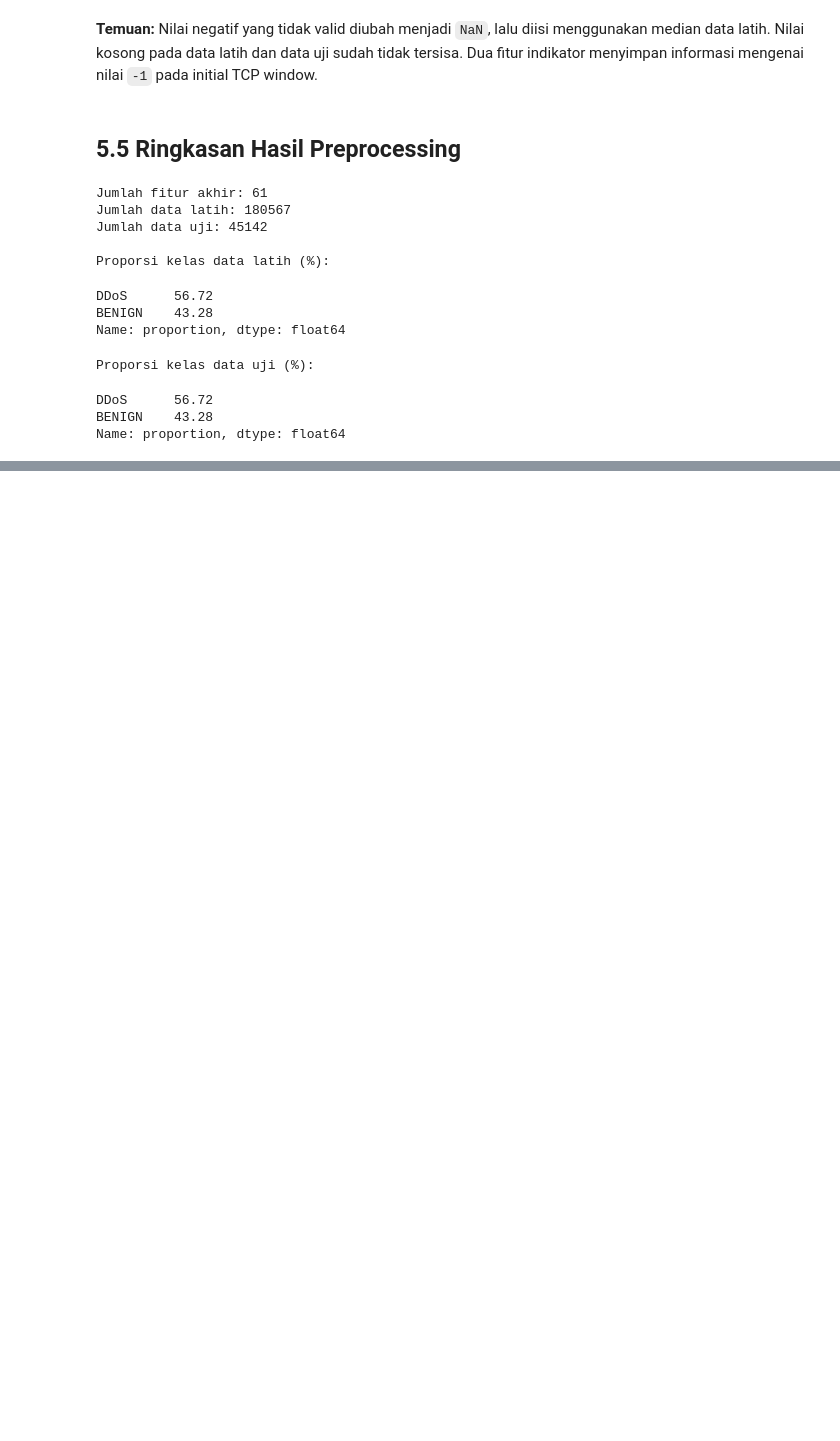
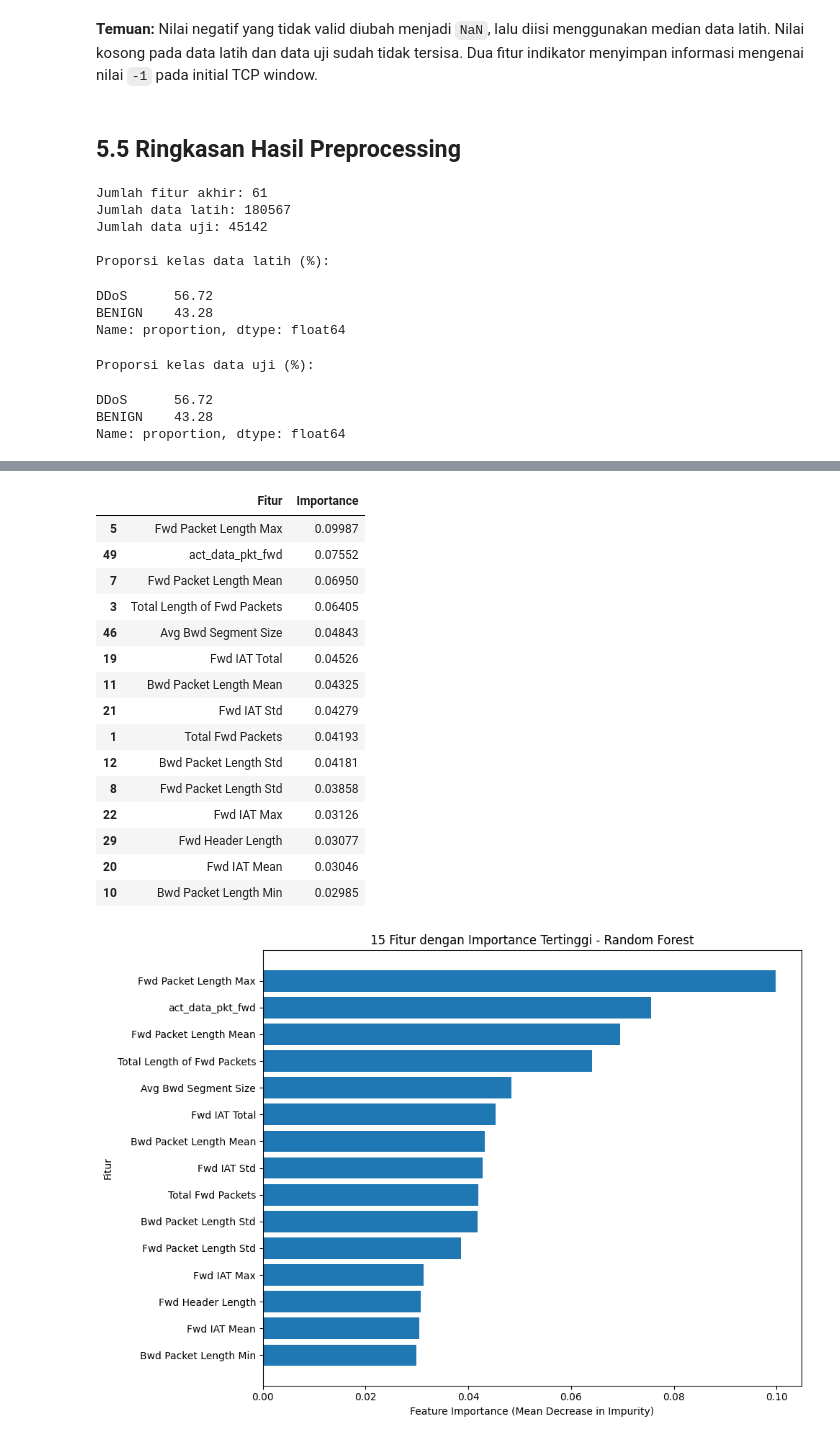
Before and after one commit to qolyubmir24/Data-Science-Practicum-Project_IF-H, a Jupyter notebook: Semoga Wowok Keselek Asap.ipynb, the cells around one changed output, grey strips where cells are left out. Drawn from its saved outputs; the diff is of its cells as text; code cells hidden in the pictures; blank space fills up the shorter version.

```diff
--- a/Semoga Wowok Keselek Asap.ipynb
+++ b/Semoga Wowok Keselek Asap.ipynb
@@ -796,0 +820,17 @@ Name: proportion, dtype: float64
+# %%
+from sklearn.ensemble import RandomForestClassifier
+
+rf_model = RandomForestClassifier(
+    n_estimators=100,
+    max_features="sqrt",
+    class_weight="balanced_subsample",
+    random_state=42,
+    n_jobs=-1
+)
+
+rf_model.fit(X_train, y_train)
+
+print("Model berhasil dilatih.")
+print("Jumlah pohon:", len(rf_model.estimators_))
+print("Jumlah fitur yang digunakan:", rf_model.n_features_in_)
+print("Jumlah data latih:", len(X_train))
@@ -796,0 +862,35 @@ Name: proportion, dtype: float64
+# %%
+feature_importance = pd.DataFrame({
+    "Fitur": X_train.columns,
+    "Importance": rf_model.feature_importances_
+}).sort_values("Importance", ascending=False)
+
+top_features = feature_importance.head(15).copy()
+display(top_features.round(5))
+
+plt.figure(figsize=(10, 7))
+plot_features = top_features.sort_values("Importance", ascending=True)
+plt.barh(plot_features["Fitur"], plot_features["Importance"])
+plt.title("15 Fitur dengan Importance Tertinggi - Random Forest")
+plt.xlabel("Feature Importance (Mean Decrease in Impurity)")
+plt.ylabel("Fitur")
+plt.tight_layout()
+plt.show()
+# %% [output]
+|  | Fitur | Importance |
+| 5 | Fwd Packet Length Max | 0.09987 |
+| 49 | act_data_pkt_fwd | 0.07552 |
+| 7 | Fwd Packet Length Mean | 0.06950 |
+| 3 | Total Length of Fwd Packets | 0.06405 |
+| 46 | Avg Bwd Segment Size | 0.04843 |
+| 19 | Fwd IAT Total | 0.04526 |
+| 11 | Bwd Packet Length Mean | 0.04325 |
+| 21 | Fwd IAT Std | 0.04279 |
+| 1 | Total Fwd Packets | 0.04193 |
+| 12 | Bwd Packet Length Std | 0.04181 |
+| 8 | Fwd Packet Length Std | 0.03858 |
+| 22 | Fwd IAT Max | 0.03126 |
+| 29 | Fwd Header Length | 0.03077 |
+| 20 | Fwd IAT Mean | 0.03046 |
+| 10 | Bwd Packet Length Min | 0.02985 |
+[figure, added]
```
Also changed, not shown: parts of 22 cells of this notebook.
